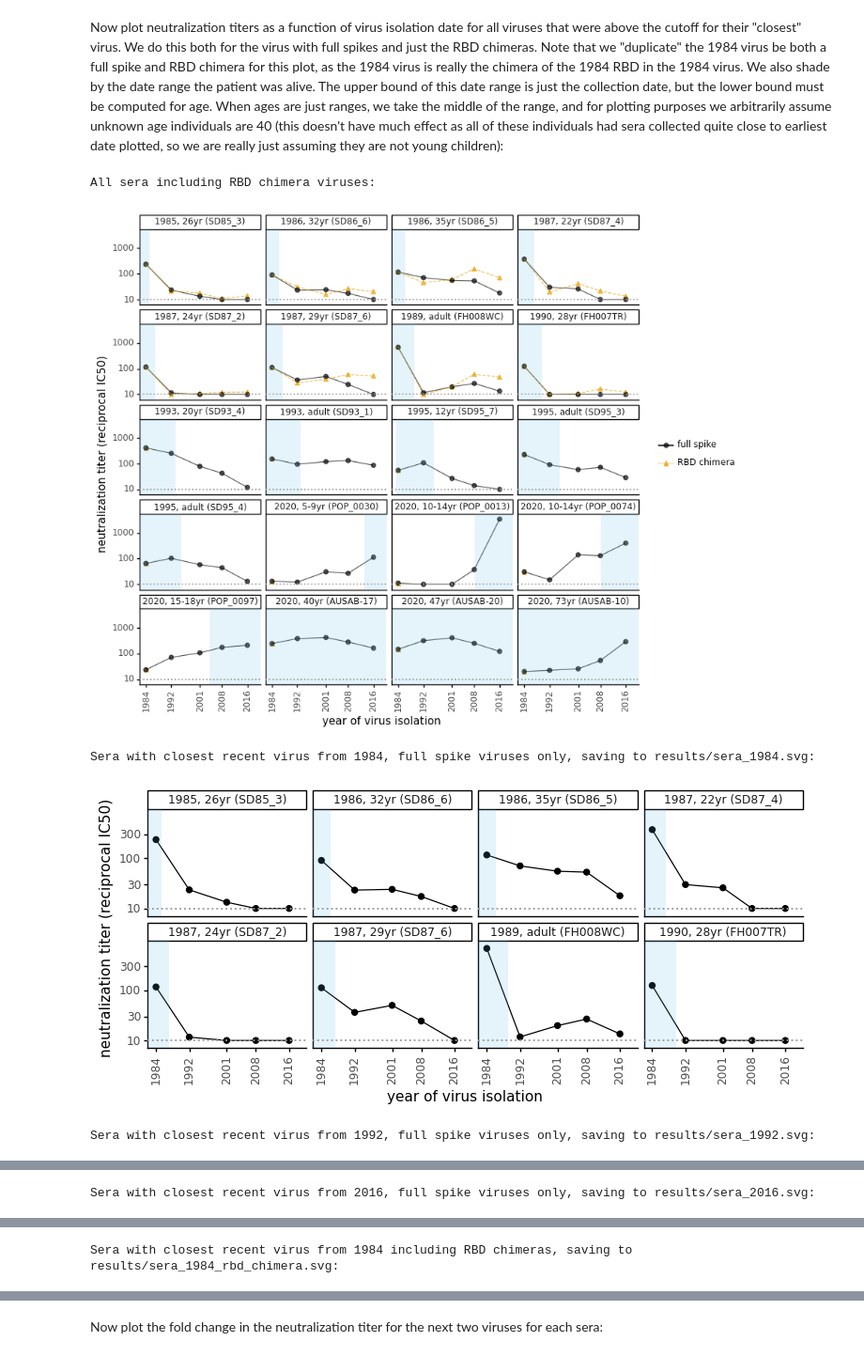
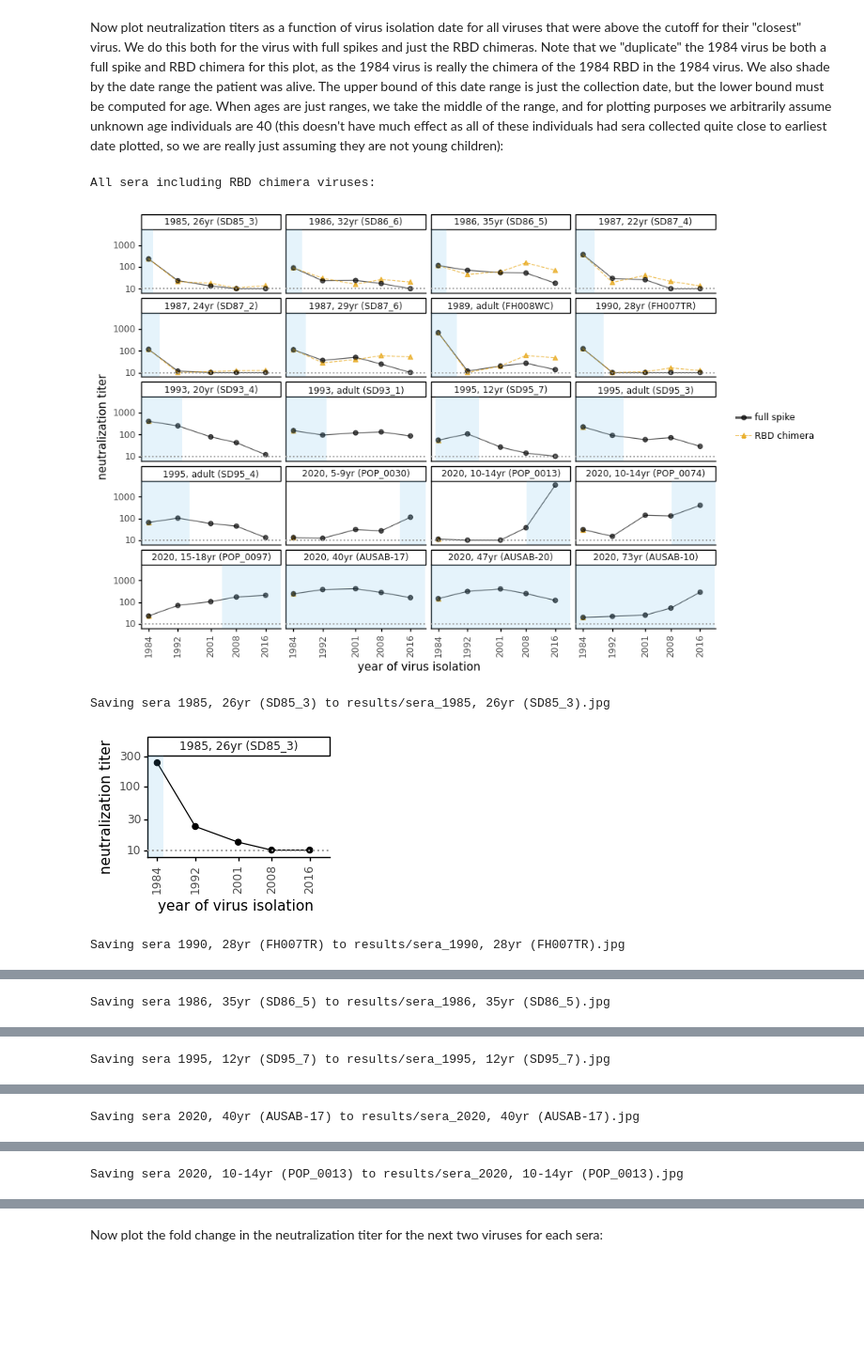
Before and after one commit to jbloomlab/CoV_229E_antigenic_drift, a Jupyter notebook: exptl_data/analyze_neut_data.ipynb, the cells around one changed output, grey strips where cells are left out. Shown at 94% size. Drawn from its saved outputs; the diff is of its cells as text; code cells hidden in the pictures; blank space fills up the shorter version.

Commit message:
make Twitter size sera neut history plots

```diff
--- a/exptl_data/analyze_neut_data.ipynb
+++ b/exptl_data/analyze_neut_data.ipynb
@@ -485,7 +485,7 @@ def plot_neut_histories(df, ncol=4, linevar=None):
         facet_wrap('~ serum_label',
                    ncol=ncol,
                    nrow=nrow) +
-        scale_y_log10(name='neutralization titer (reciprocal IC50)',
+        scale_y_log10(name='neutralization titer',
                       expand=(0.08, 0),
                       ) +
         scale_x_continuous(name='year of virus isolation',
@@ -493,55 +493,48 @@ def plot_neut_histories(df, ncol=4, linevar=None):
                           expand=(0, 0),
                           limits=(xmin, xmax),
                           ) +
         theme_classic() +
         geom_rect(data=df[['serum_label', 'year_min', 'year_max']].drop_duplicates(),
                   mapping=aes(xmin='year_min', xmax='year_max'),
                   inherit_aes=False,
                   ymin=0, ymax=100, fill=CBPALETTE[2], alpha=0.15) +
         scale_color_manual(values=['black'] + [c for c in CBPALETTE[1:] if c not in {CBPALETTE[2]}]) +
         theme(axis_text_x=element_text(angle=90),
-              figure_size=(2.25 * ncol, 1.65 * nrow),
+              figure_size=(2.5 * ncol, 1.4 * nrow),
               legend_title=element_blank(),
               ) +
         geom_hline(yintercept=titer_lower_bound, linetype='dotted', color=CBPALETTE[0], size=0.75)
         )
     return p
 
 # make plot for all sera including RBD chimera measurements
 print('\nAll sera including RBD chimera viruses:')
 p = plot_neut_histories(neut_history_df, linevar='rbd_chimera_label')
 fig = p.draw()
 display(fig)
 plt.close(fig)
 
 # plots for sera closest to 1984 and 1992 viruses (only full spike viruses)
-for year, ncol in [(1984, 4),
-                   (1992, 3),
-                   (2016, 4),
-                   ]:
-    svg = f"results/sera_{year}.svg"
-    print(f"\nSera with closest recent virus from {year}, full spike viruses only, saving to {svg}:")
-    p = plot_neut_histories(neut_history_df.query('closest_virus_year == @year')
-                                           .query('rbd_chimera == False'),
-                            ncol=ncol,
+for sera in ['1985, 26yr (SD85_3)',
+             '1990, 28yr (FH007TR)',
+             '1986, 35yr (SD86_5)',
+             '1995, 12yr (SD95_7)',
+             '2020, 40yr (AUSAB-17)',
+             '2020, 10-14yr (POP_0013)']:
+    jpg = f"results/sera_{sera}.jpg"
+    print(f"Saving sera {sera} to {jpg}")
+    df = neut_history_df.query('serum_label == @sera').query('rbd_chimera == False')
+    assert df['serum_label'].nunique() == 1
+    p = plot_neut_histories(df,
+                            ncol=1,
                             )
-    p.save(svg, verbose=False)
+    p.save(jpg, verbose=False, dpi=350, pad_inches=0.7)
     fig = p.draw()
     display(fig)
     plt.close(fig)
-
-# make plot for RBD chimeras for sera closest to 1984 virus
-svg = 'results/sera_1984_rbd_chimera.svg'
-print(f"\nSera with closest recent virus from 1984 including RBD chimeras, saving to {svg}:")
-p = plot_neut_histories(neut_history_df.query('closest_virus_year == 1984'),
-                        linevar='rbd_chimera_label')
-p.save(svg, verbose=False)
-fig = p.draw()
-display(fig)
-plt.close(fig)
 # %% [output]
 All sera including RBD chimera viruses:
-[figure, old version]
+[figure, new version]
-Sera with closest recent virus from 1984, full spike viruses only, saving to results/sera_1984.svg:
+Saving sera 1985, 26yr (SD85_3) to results/sera_1985, 26yr (SD85_3).jpg
-[figure, old version]
+[figure, new version]
-Sera with closest recent virus from 1992, full spike viruses only, saving to results/sera_1992.svg:
+Saving sera 1990, 28yr (FH007TR) to results/sera_1990, 28yr (FH007TR).jpg
@@ -549 +542 @@ Sera with closest recent virus from 1992, full spike viruses only, saving to res
-Sera with closest recent virus from 2016, full spike viruses only, saving to results/sera_2016.svg:
+Saving sera 1986, 35yr (SD86_5) to results/sera_1986, 35yr (SD86_5).jpg
@@ -551 +544 @@ Sera with closest recent virus from 2016, full spike viruses only, saving to res
-Sera with closest recent virus from 1984 including RBD chimeras, saving to results/sera_1984_rbd_chimera.svg:
+Saving sera 1995, 12yr (SD95_7) to results/sera_1995, 12yr (SD95_7).jpg
@@ -552,0 +546 @@ Sera with closest recent virus from 1984 including RBD chimeras, saving to resul
+Saving sera 2020, 40yr (AUSAB-17) to results/sera_2020, 40yr (AUSAB-17).jpg
@@ -552,0 +548 @@ Sera with closest recent virus from 1984 including RBD chimeras, saving to resul
+Saving sera 2020, 10-14yr (POP_0013) to results/sera_2020, 10-14yr (POP_0013).jpg
```
Also changed, not shown: parts of 1 cell of this notebook, 9 other files.
